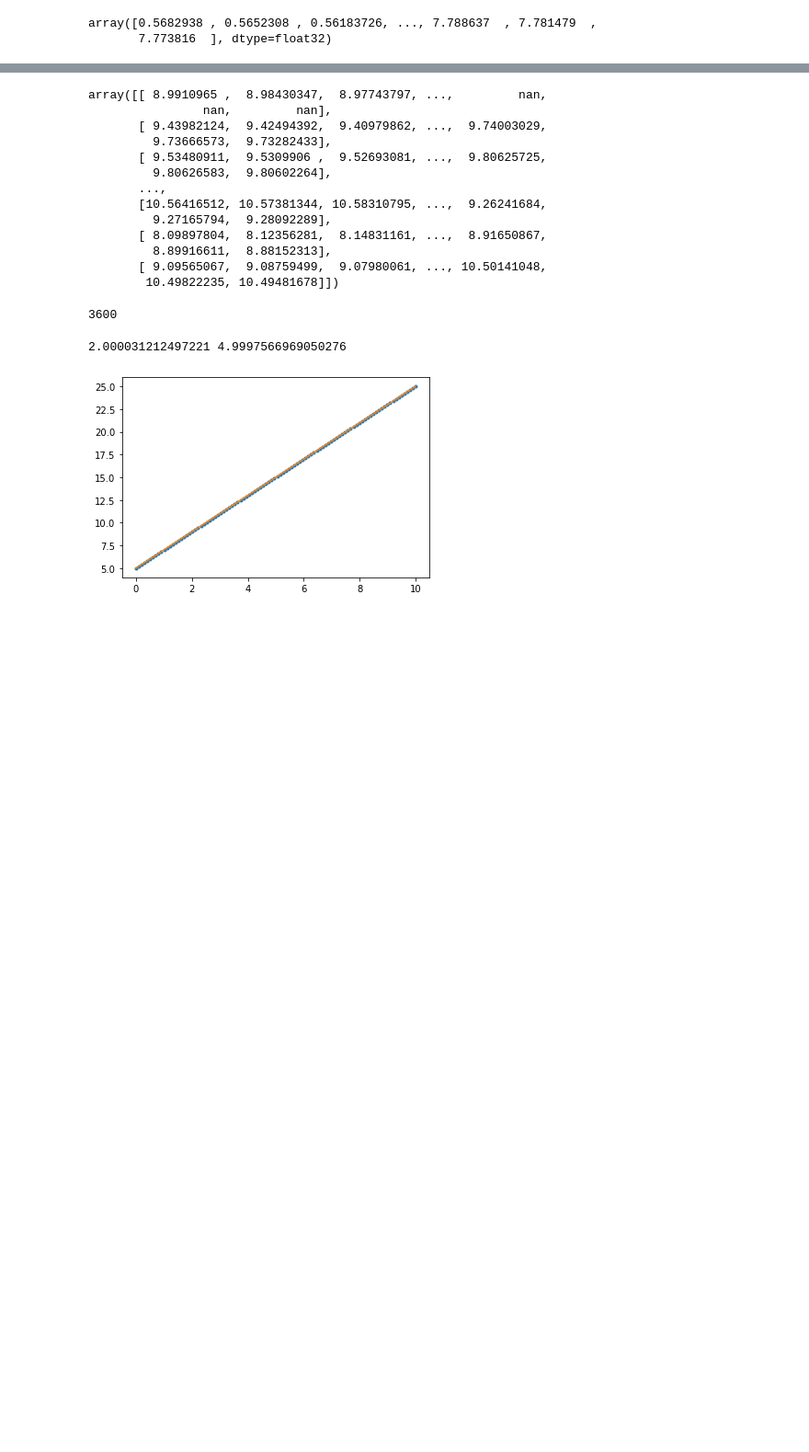
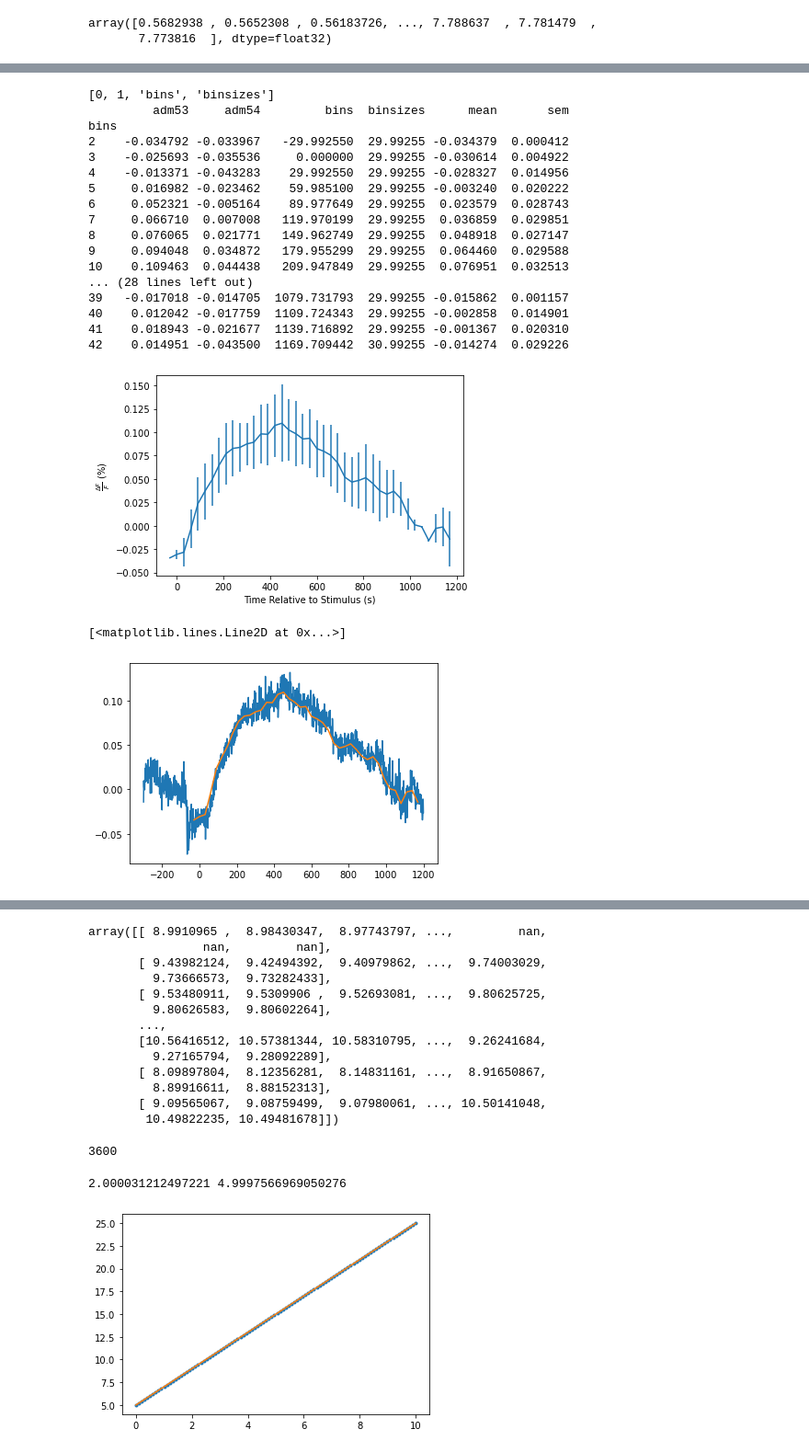
Before and after one commit to vargas-pi/photometry-scripts, a Jupyter notebook: testing/sample_notebook.ipynb, the cells around one changed output, grey strips where cells are left out. Shown at 92% size. Drawn from its saved outputs; the diff is of its cells as text; code cells hidden in the pictures; blank space fills up the shorter version.

```diff
--- a/testing/sample_notebook.ipynb
+++ b/testing/sample_notebook.ipynb
@@ -21,0 +140,25 @@ a=loaded_analysis('analysis_adm225_ala124_ala222_ala164_adm173_ala177_adm227_ala
+# %%
+e=a.bin_plot(30)
+py.plot(a.t,a.all_490.mean(axis=0))
+py.plot(e['bins'],e['mean'])
+# %% [output]
+[0, 1, 'bins', 'binsizes']
+         adm53     adm54         bins  binsizes      mean       sem
+bins
+2    -0.034792 -0.033967   -29.992550  29.99255 -0.034379  0.000412
+3    -0.025693 -0.035536     0.000000  29.99255 -0.030614  0.004922
+4    -0.013371 -0.043283    29.992550  29.99255 -0.028327  0.014956
+5     0.016982 -0.023462    59.985100  29.99255 -0.003240  0.020222
+6     0.052321 -0.005164    89.977649  29.99255  0.023579  0.028743
+7     0.066710  0.007008   119.970199  29.99255  0.036859  0.029851
+8     0.076065  0.021771   149.962749  29.99255  0.048918  0.027147
+9     0.094048  0.034872   179.955299  29.99255  0.064460  0.029588
+10    0.109463  0.044438   209.947849  29.99255  0.076951  0.032513
+... (28 lines left out)
+39   -0.017018 -0.014705  1079.731793  29.99255 -0.015862  0.001157
+40    0.012042 -0.017759  1109.724343  29.99255 -0.002858  0.014901
+41    0.018943 -0.021677  1139.716892  29.99255 -0.001367  0.020310
+42    0.014951 -0.043500  1169.709442  30.99255 -0.014274  0.029226
+[figure, added]
+[<matplotlib.lines.Line2D at 0x...>]
+[figure, added]
```
Also changed, not shown: parts of 22 cells of this notebook, 2 other files.
